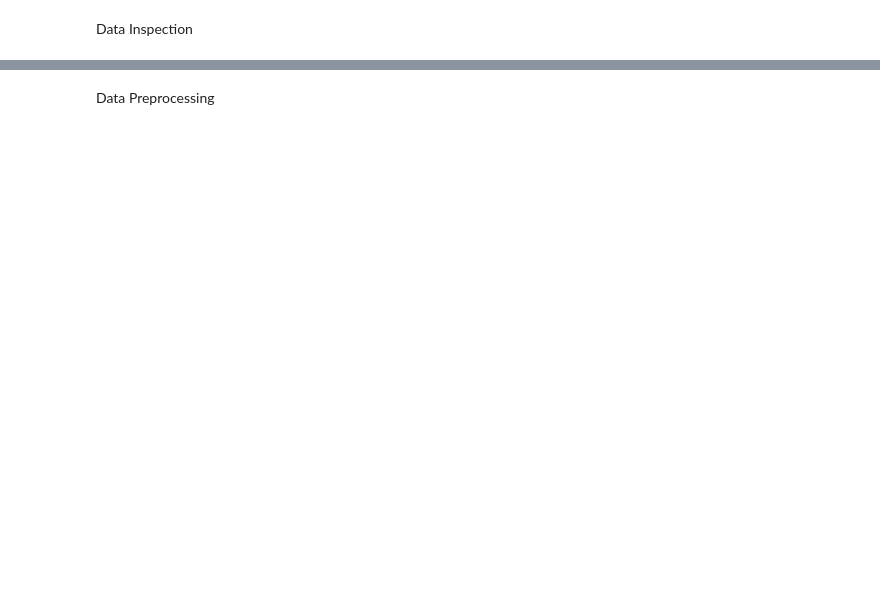
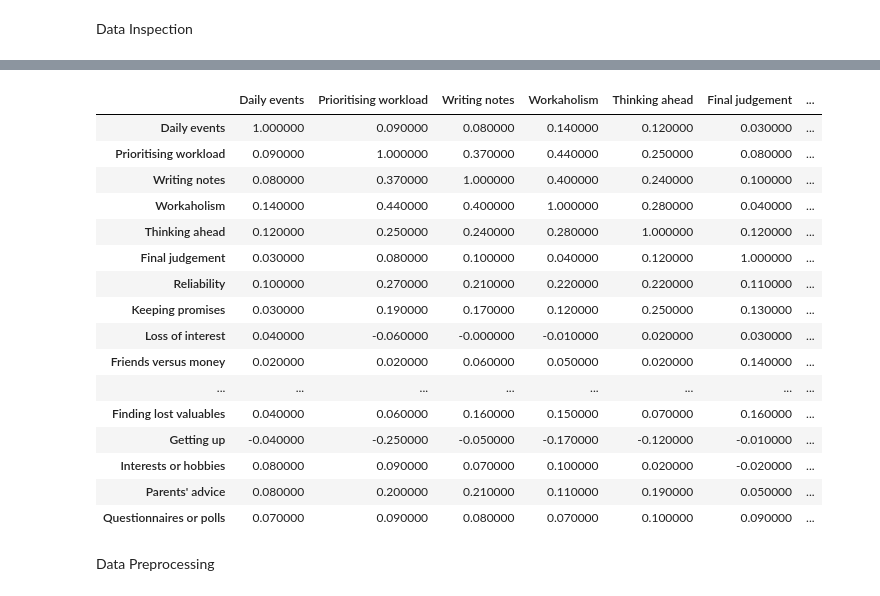
Before and after one commit to Kim1254/2022_termproject_ds, a Jupyter notebook: main.ipynb, the cells around one changed output, grey strips where cells are left out. Saved outputs shown, nothing was run; the diff lists cells and outputs as text; code cells hidden in the pictures; blank space fills up the shorter version.

```diff
--- a/main.ipynb
+++ b/main.ipynb
@@ -132,2 +302,23 @@ Data Inspection
+# %%
+survey_corr = survey_corr.apply(lambda x: round(x,2))
+survey_corr.style.background_gradient(cmap='viridis')
+# %% [output]
+|  | Daily events | Prioritising workload | Writing notes | Workaholism | Thinking ahead | Final judgement | ... |
+| Daily events | 1.000000 | 0.090000 | 0.080000 | 0.140000 | 0.120000 | 0.030000 | ... |
+| Prioritising workload | 0.090000 | 1.000000 | 0.370000 | 0.440000 | 0.250000 | 0.080000 | ... |
+| Writing notes | 0.080000 | 0.370000 | 1.000000 | 0.400000 | 0.240000 | 0.100000 | ... |
+| Workaholism | 0.140000 | 0.440000 | 0.400000 | 1.000000 | 0.280000 | 0.040000 | ... |
+| Thinking ahead | 0.120000 | 0.250000 | 0.240000 | 0.280000 | 1.000000 | 0.120000 | ... |
+| Final judgement | 0.030000 | 0.080000 | 0.100000 | 0.040000 | 0.120000 | 1.000000 | ... |
+| Reliability | 0.100000 | 0.270000 | 0.210000 | 0.220000 | 0.220000 | 0.110000 | ... |
+| Keeping promises | 0.030000 | 0.190000 | 0.170000 | 0.120000 | 0.250000 | 0.130000 | ... |
+| Loss of interest | 0.040000 | -0.060000 | -0.000000 | -0.010000 | 0.020000 | 0.030000 | ... |
+| Friends versus money | 0.020000 | 0.020000 | 0.060000 | 0.050000 | 0.020000 | 0.140000 | ... |
+| ... | ... | ... | ... | ... | ... | ... | ... |
+| Finding lost valuables | 0.040000 | 0.060000 | 0.160000 | 0.150000 | 0.070000 | 0.160000 | ... |
+| Getting up | -0.040000 | -0.250000 | -0.050000 | -0.170000 | -0.120000 | -0.010000 | ... |
+| Interests or hobbies | 0.080000 | 0.090000 | 0.070000 | 0.100000 | 0.020000 | -0.020000 | ... |
+| Parents' advice | 0.080000 | 0.200000 | 0.210000 | 0.110000 | 0.190000 | 0.050000 | ... |
+| Questionnaires or polls | 0.070000 | 0.090000 | 0.080000 | 0.070000 | 0.100000 | 0.090000 | ... |
 # %% [markdown]
 Data Preprocessing
```
Also changed, not shown: parts of 25 cells of this notebook.
